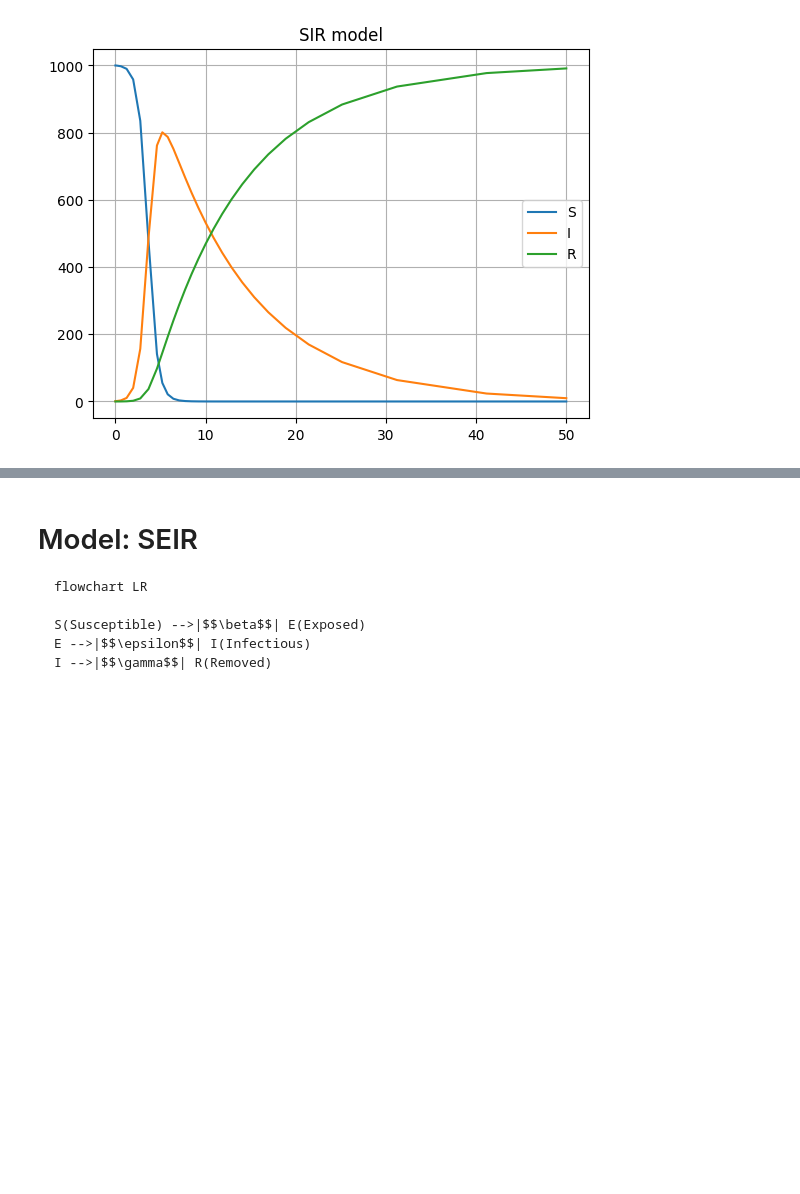
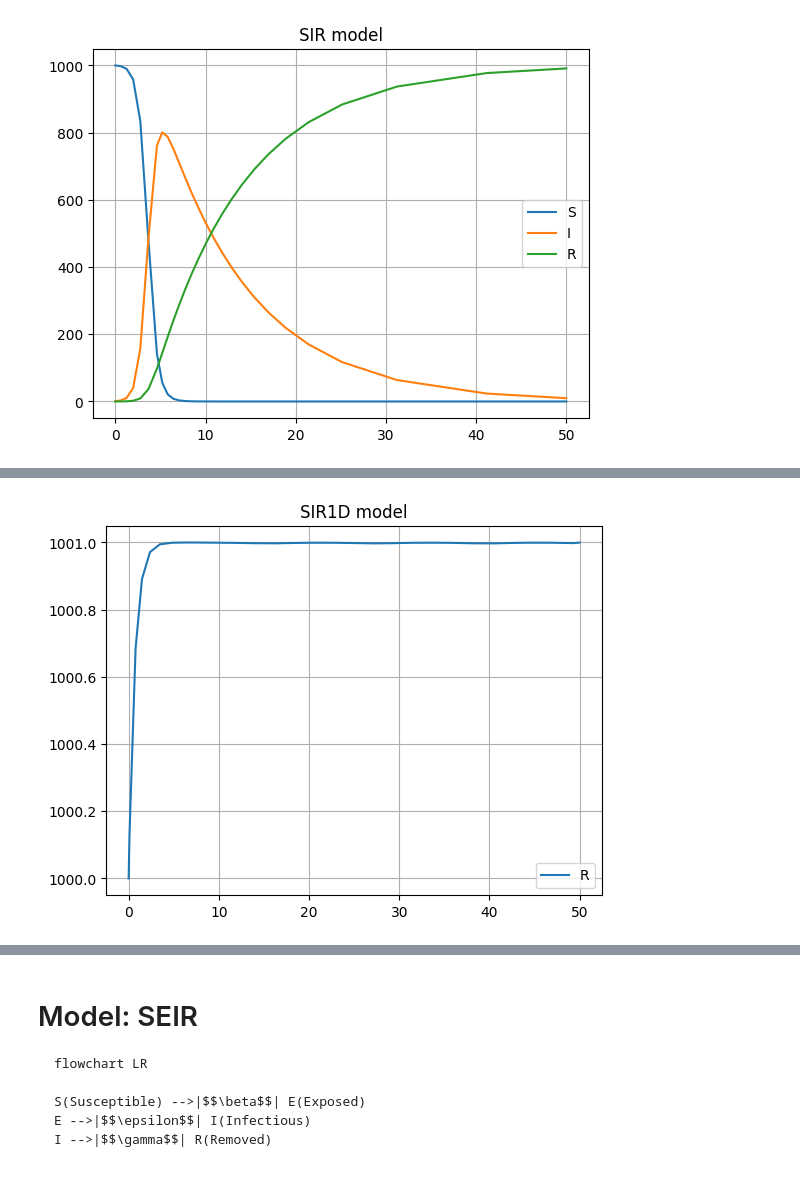
Before and after one commit to fccoelho/epimodels, a Jupyter notebook: docs/Examples/Continuous_models.ipynb, the cells around one changed output, grey strips where cells are left out. Drawn from its saved outputs; the diff is of its cells as text; code cells hidden in the pictures; blank space fills up the shorter version.

```diff
--- a/docs/Examples/Continuous_models.ipynb
+++ b/docs/Examples/Continuous_models.ipynb
@@ -35,0 +37,3 @@ model.plot_traces()
+# %%
+model = CM.SIR1D()
+md(str(model))
@@ -35,0 +51,5 @@ model.plot_traces()
+# %%
+model([1000, 1], [0, 50], 1001, {'R0': 1.5,'gamma':1.5, 'S0':1000})
+model.plot_traces()
+# %% [output]
+[figure, added]
```
Also changed, not shown: parts of 21 cells of this notebook, 12 other files.
